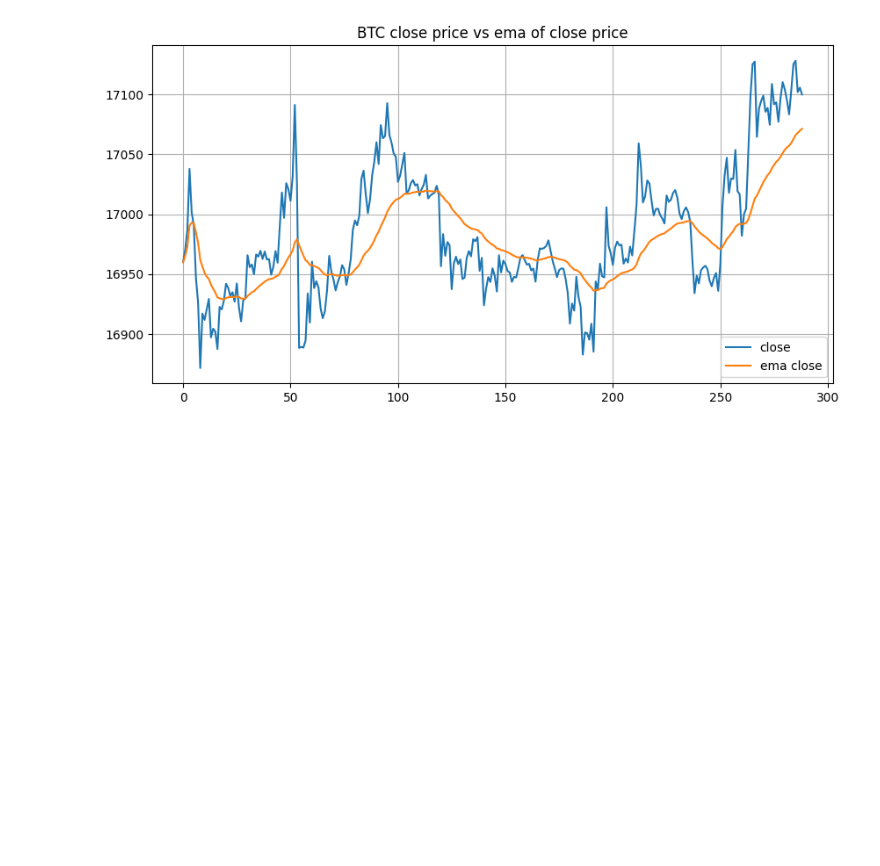
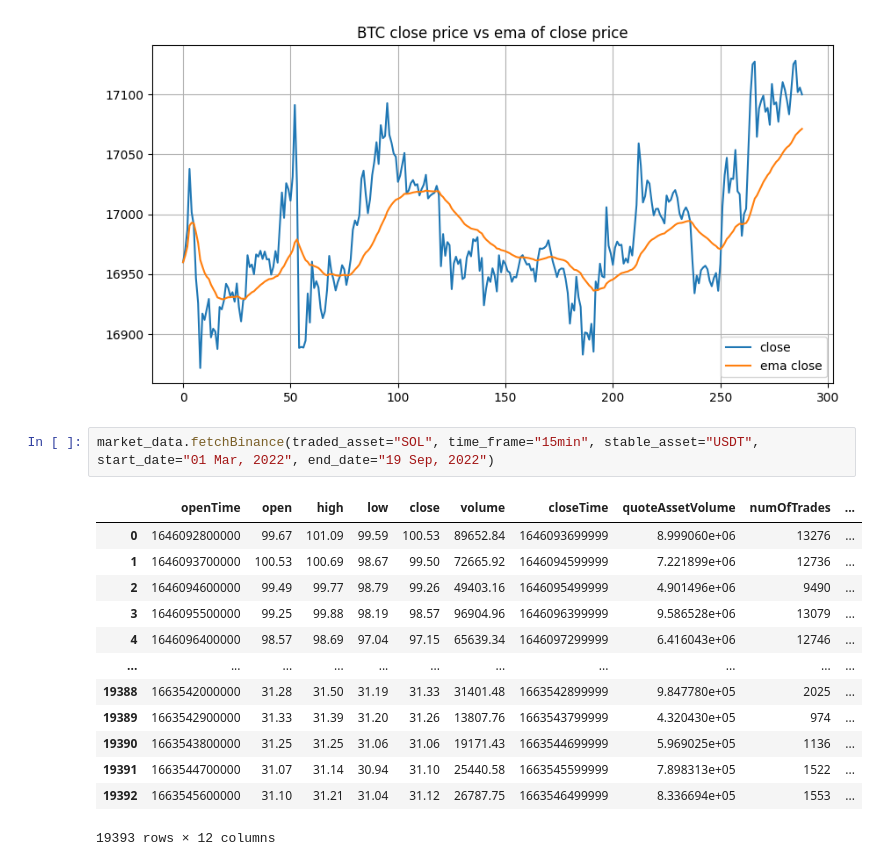
Before and after one commit to NaolGB/Long-Reward-Labeling, a Jupyter notebook: data_generation.ipynb, the cells around one changed output. Drawn from its saved outputs; the diff is of its cells as text; blank space fills up the shorter version.

```diff
--- a/data_generation.ipynb
+++ b/data_generation.ipynb
@@ -72,3 +72,19 @@ print(datetime.utcfromtimestamp(1609469999999//1_000).strftime('%Y-%m-%d %H:%M:%
 # %% [output]
 <matplotlib.legend.Legend at 0x...>
 [figure]
+# %%
+market_data.fetchBinance(traded_asset="SOL", time_frame="15min", stable_asset="USDT", start_date="01 Mar, 2022", end_date="19 Sep, 2022")
+# %% [output]
+|  | openTime | open | high | low | close | volume | closeTime | quoteAssetVolume | numOfTrades | ... |
+| 0 | 1646092800000 | 99.67 | 101.09 | 99.59 | 100.53 | 89652.84 | 1646093699999 | 8.999060e+06 | 13276 | ... |
+| 1 | 1646093700000 | 100.53 | 100.69 | 98.67 | 99.50 | 72665.92 | 1646094599999 | 7.221899e+06 | 12736 | ... |
+| 2 | 1646094600000 | 99.49 | 99.77 | 98.79 | 99.26 | 49403.16 | 1646095499999 | 4.901496e+06 | 9490 | ... |
+| 3 | 1646095500000 | 99.25 | 99.88 | 98.19 | 98.57 | 96904.96 | 1646096399999 | 9.586528e+06 | 13079 | ... |
+| 4 | 1646096400000 | 98.57 | 98.69 | 97.04 | 97.15 | 65639.34 | 1646097299999 | 6.416043e+06 | 12746 | ... |
+| ... | ... | ... | ... | ... | ... | ... | ... | ... | ... | ... |
+| 19388 | 1663542000000 | 31.28 | 31.50 | 31.19 | 31.33 | 31401.48 | 1663542899999 | 9.847780e+05 | 2025 | ... |
+| 19389 | 1663542900000 | 31.33 | 31.39 | 31.20 | 31.26 | 13807.76 | 1663543799999 | 4.320430e+05 | 974 | ... |
+| 19390 | 1663543800000 | 31.25 | 31.25 | 31.06 | 31.06 | 19171.43 | 1663544699999 | 5.969025e+05 | 1136 | ... |
+| 19391 | 1663544700000 | 31.07 | 31.14 | 30.94 | 31.10 | 25440.58 | 1663545599999 | 7.898313e+05 | 1522 | ... |
+| 19392 | 1663545600000 | 31.10 | 31.21 | 31.04 | 31.12 | 26787.75 | 1663546499999 | 8.336694e+05 | 1553 | ... |
+19393 rows × 12 columns
```
Also changed, not shown: 1 other file.
